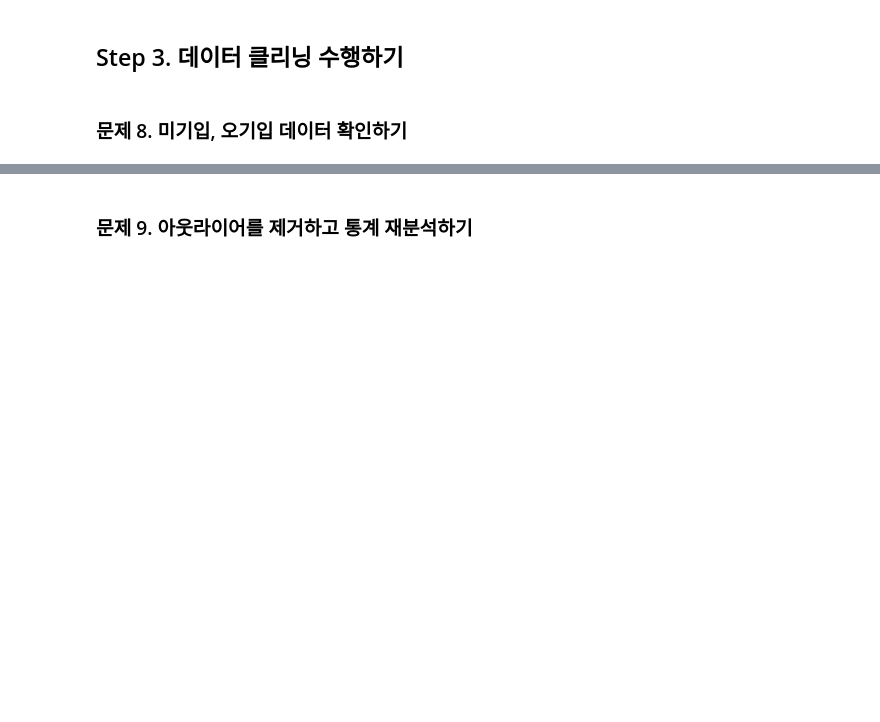
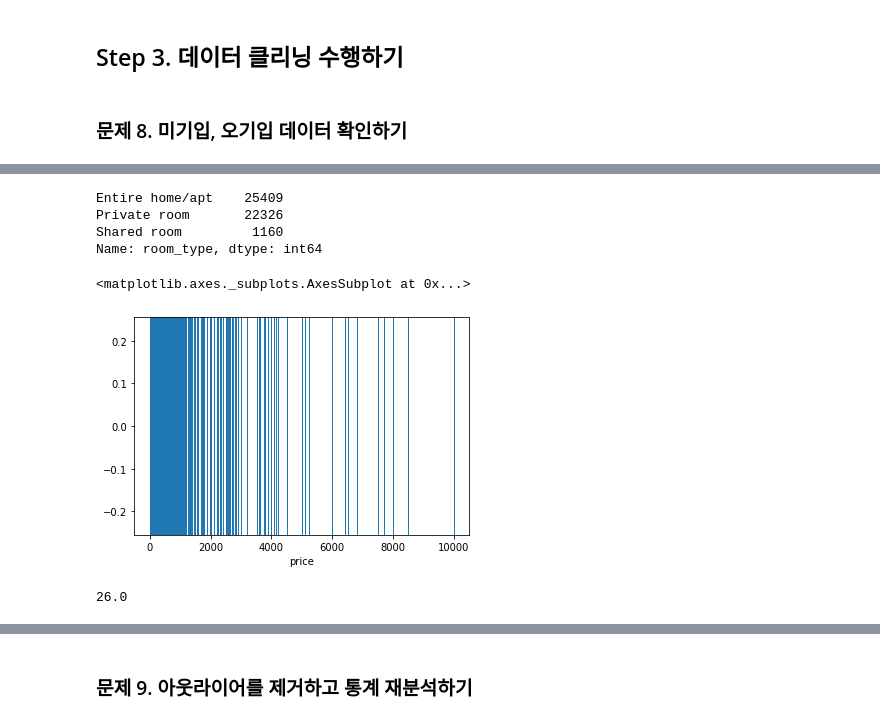
Before and after one commit to samjinwang/machine_learning_300, a Jupyter notebook: part2/chapter2/chapter02.ipynb, the cells around one changed output, grey strips where cells are left out. Saved outputs shown, nothing was run; the diff lists cells and outputs as text; code cells hidden in the pictures; blank space fills up the shorter version.

Commit message:
Feat: P2C2 Airbnb Price Analysis 5-6

```diff
--- a/part2/chapter2/chapter02.ipynb
+++ b/part2/chapter2/chapter02.ipynb
@@ -269,0 +313,2 @@ sns.boxplot(x = 'room_type', y = 'price', data = df) #마찬가지
+# %%
+df['neighbourhood'] = df['neighbourhood'].apply(lambda s:s if str(s) not in neigh[50:] else 'others') #50개기준으로 기타와 네이버로 나눠줌
@@ -269,0 +335,18 @@ sns.boxplot(x = 'room_type', y = 'price', data = df) #마찬가지
+# %%
+df['room_type'].value_counts() #종류가 별로 없어서 일단 놔둔다
+# %% [output]
+Entire home/apt    25409
+Private room       22326
+Shared room         1160
+Name: room_type, dtype: int64
+# %%
+############수치형#################
+sns.rugplot(x = 'price',data = df, height = 1) #2000에 많이 몰려있지만, 6000 이상에도 꽤 값들이 있다
+# %% [output]
+<matplotlib.axes._subplots.AxesSubplot at 0x...>
+[figure, added]
+# %%
+df['price'].quantile(0.95) # 상위 1프로 값이 355불임 -> 사실상 800이상인 값들은 러그플랏에서 보이는거와 달리 극소수 갯수일뿐임
+df['price'].quantile(0.005) # 하위 0.5프로 값 26불 -> 잘라준다 -> 통계를 통해 본 min 값이 0인것도 있어서 제거해줘야함 (숙박비가 0원인게 말이안됨)
+# %% [output]
+26.0
```
Also changed, not shown: parts of 19 cells of this notebook, 1 other file.
